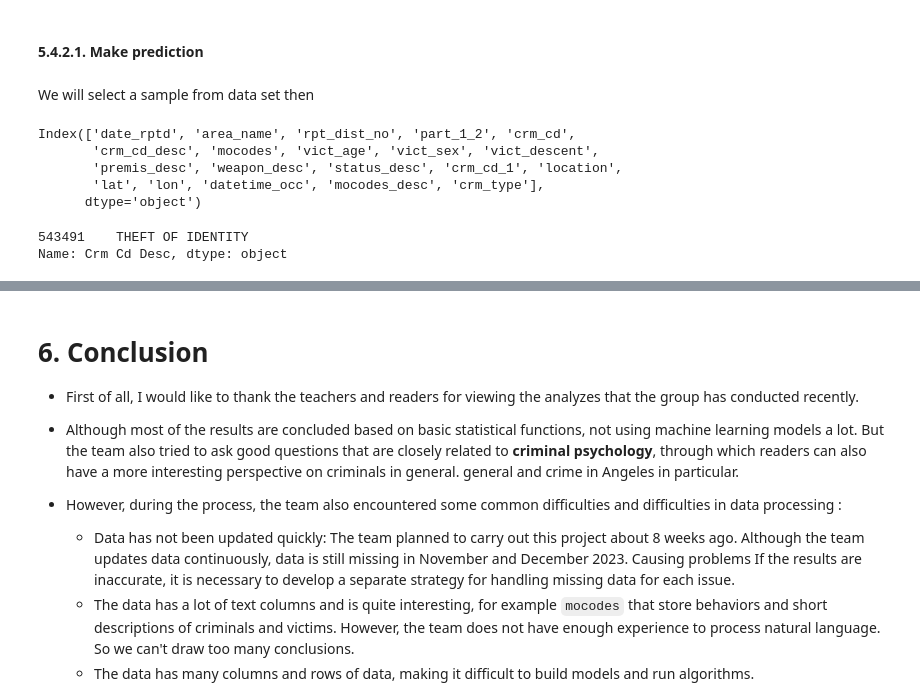
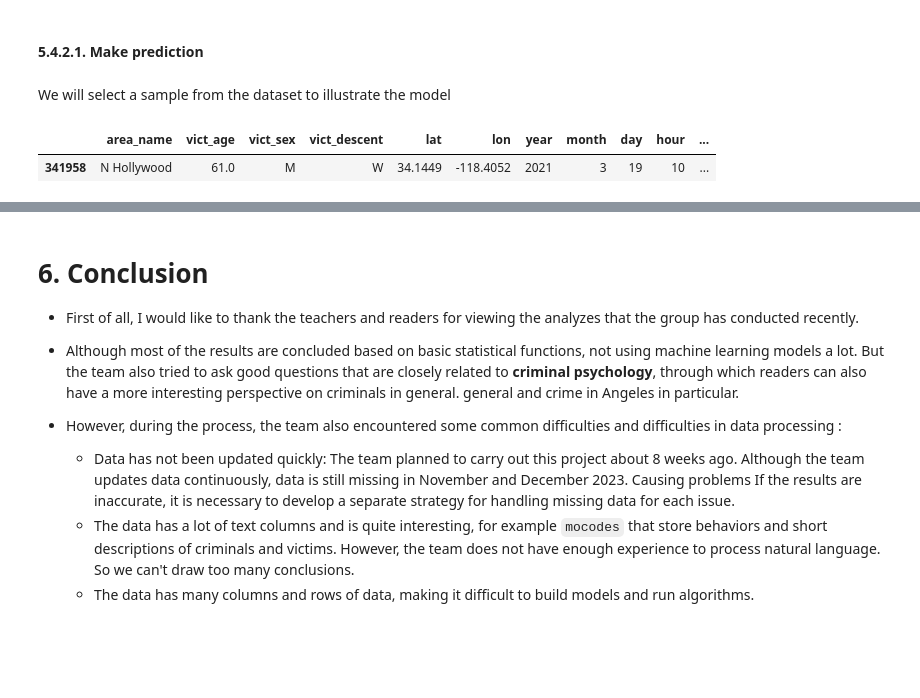
Before and after one commit to Mr-Phuong-Nam/Analysis-Los-Angeles-Crime-Data-from-2020-to-Present, a Jupyter notebook: Source/Analysis_LA_Crime.ipynb, the cells around one changed output, grey strips where cells are left out. Saved outputs shown, nothing was run; the diff lists cells and outputs as text; code cells hidden in the pictures; blank space fills up the shorter version.

```diff
--- a/Source/Analysis_LA_Crime.ipynb
+++ b/Source/Analysis_LA_Crime.ipynb
@@ -927,12 +927,4 @@ Creates a pipeline for data preprocessing and model fitting:
 # %% [markdown]
 #### 5.4.2.1. Make prediction
 # %% [markdown]
-We will select a sample from data set then
+We will select a sample from the dataset to illustrate the model
-# %%
-crime_df.columns
-# %% [output]
-Index(['date_rptd', 'area_name', 'rpt_dist_no', 'part_1_2', 'crm_cd',
-       'crm_cd_desc', 'mocodes', 'vict_age', 'vict_sex', 'vict_descent',
-       'premis_desc', 'weapon_desc', 'status_desc', 'crm_cd_1', 'location',
-       'lat', 'lon', 'datetime_occ', 'mocodes_desc', 'crm_type'],
-      dtype='object')
@@ -958,10 +941,10 @@ X = X.drop(columns=['Datetime OCC'])
 # %%
 X_sample = X.sample(1)
 y_sample = y[X_sample.index]
-y_sample
+pd.concat([X_sample, y_sample], axis = 1)
 # %% [output]
-543491    THEFT OF IDENTITY
-Name: Crm Cd Desc, dtype: object
+|  | area_name | vict_age | vict_sex | vict_descent | lat | lon | year | month | day | hour | ... |
+| 341958 | N Hollywood | 61.0 | M | W | 34.1449 | -118.4052 | 2021 | 3 | 19 | 10 | ... |
 # %%
 model = joblib.load('../Model/model.joblib')
 model
```
Also changed, not shown: parts of 8 cells of this notebook.
